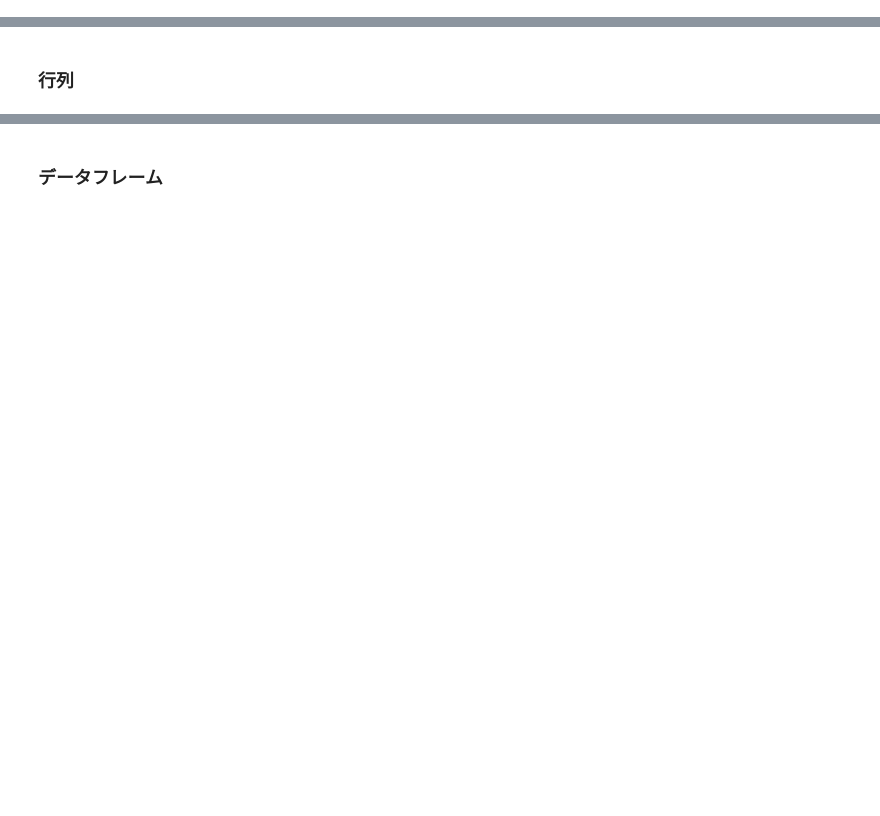
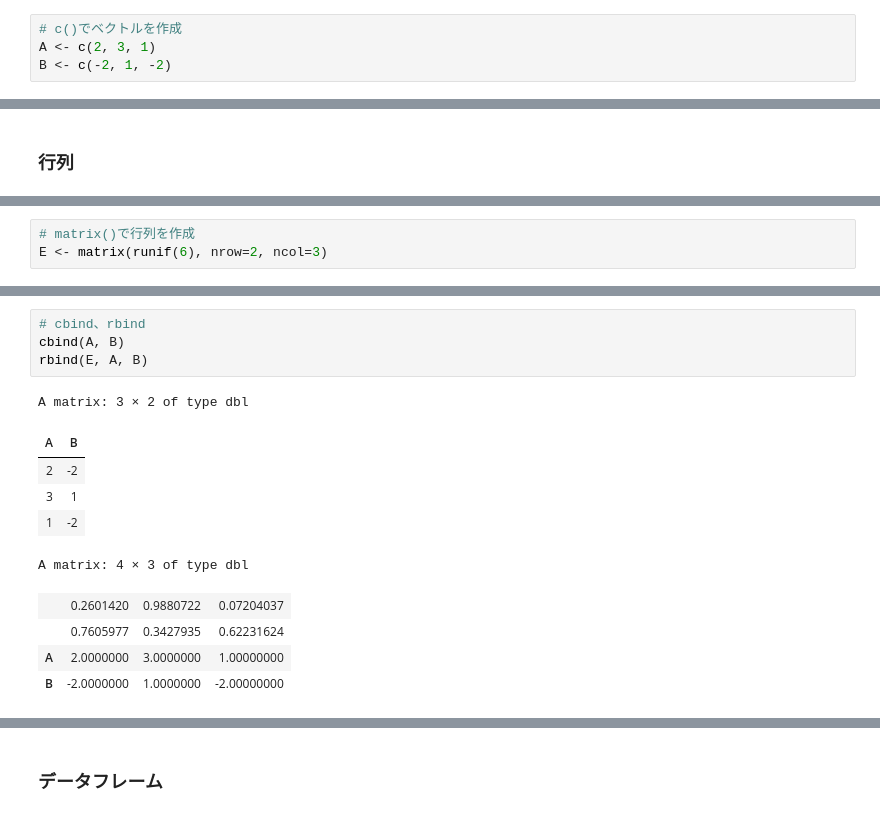
Before and after one commit to kokitsuyuzaki/SakigakeMTG2019, a Jupyter notebook: exercise1/exercise1_Rintro.ipynb, the cells around one changed output, grey strips where cells are left out. Saved outputs shown, nothing was run; the diff lists cells and outputs as text; blank space fills up the shorter version.

```diff
--- a/exercise1/exercise1_Rintro.ipynb
+++ b/exercise1/exercise1_Rintro.ipynb
@@ -146,0 +199,4 @@ as.numeric(JST) # 因子が数値になる？（よくバグの原因になる
+# %%
+# c()でベクトルを作成
+A <- c(2, 3, 1)
+B <- c(-2, 1, -2)
@@ -148,0 +263,3 @@ as.numeric(JST) # 因子が数値になる？（よくバグの原因になる
+# %%
+# matrix()で行列を作成
+E <- matrix(runif(6), nrow=2, ncol=3)
@@ -148,0 +285,15 @@ as.numeric(JST) # 因子が数値になる？（よくバグの原因になる
+# %%
+# cbind、rbind
+cbind(A, B)
+rbind(E, A, B)
+# %% [output]
+A matrix: 3 × 2 of type dbl
+| A | B |
+| 2 | -2 |
+| 3 | 1 |
+| 1 | -2 |
+A matrix: 4 × 3 of type dbl
+|  | 0.2601420 | 0.9880722 | 0.07204037 |
+|  | 0.7605977 | 0.3427935 | 0.62231624 |
+| A | 2.0000000 | 3.0000000 | 1.00000000 |
+| B | -2.0000000 | 1.0000000 | -2.00000000 |
```
Also changed, not shown: parts of 84 cells of this notebook, 4 other files.
